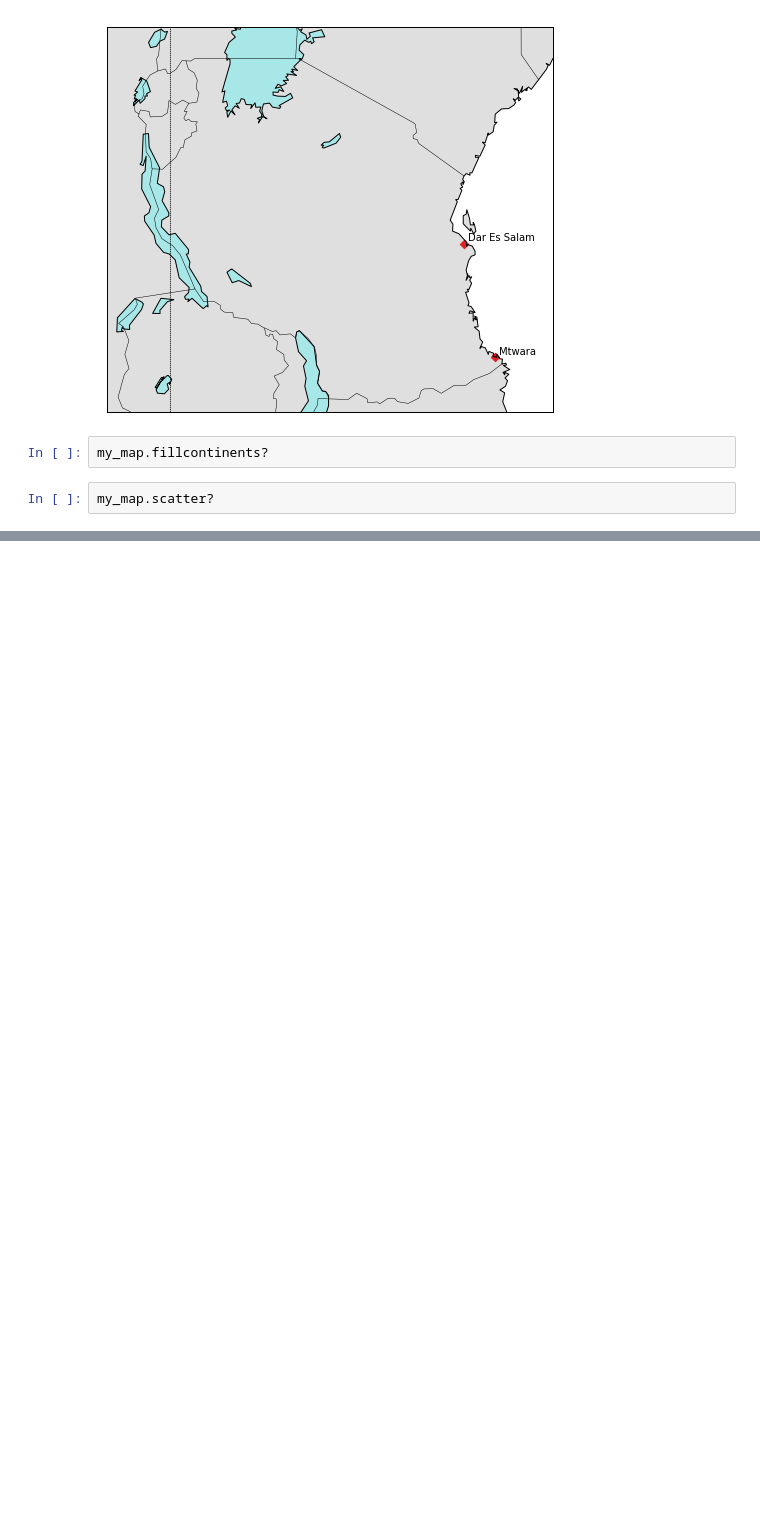
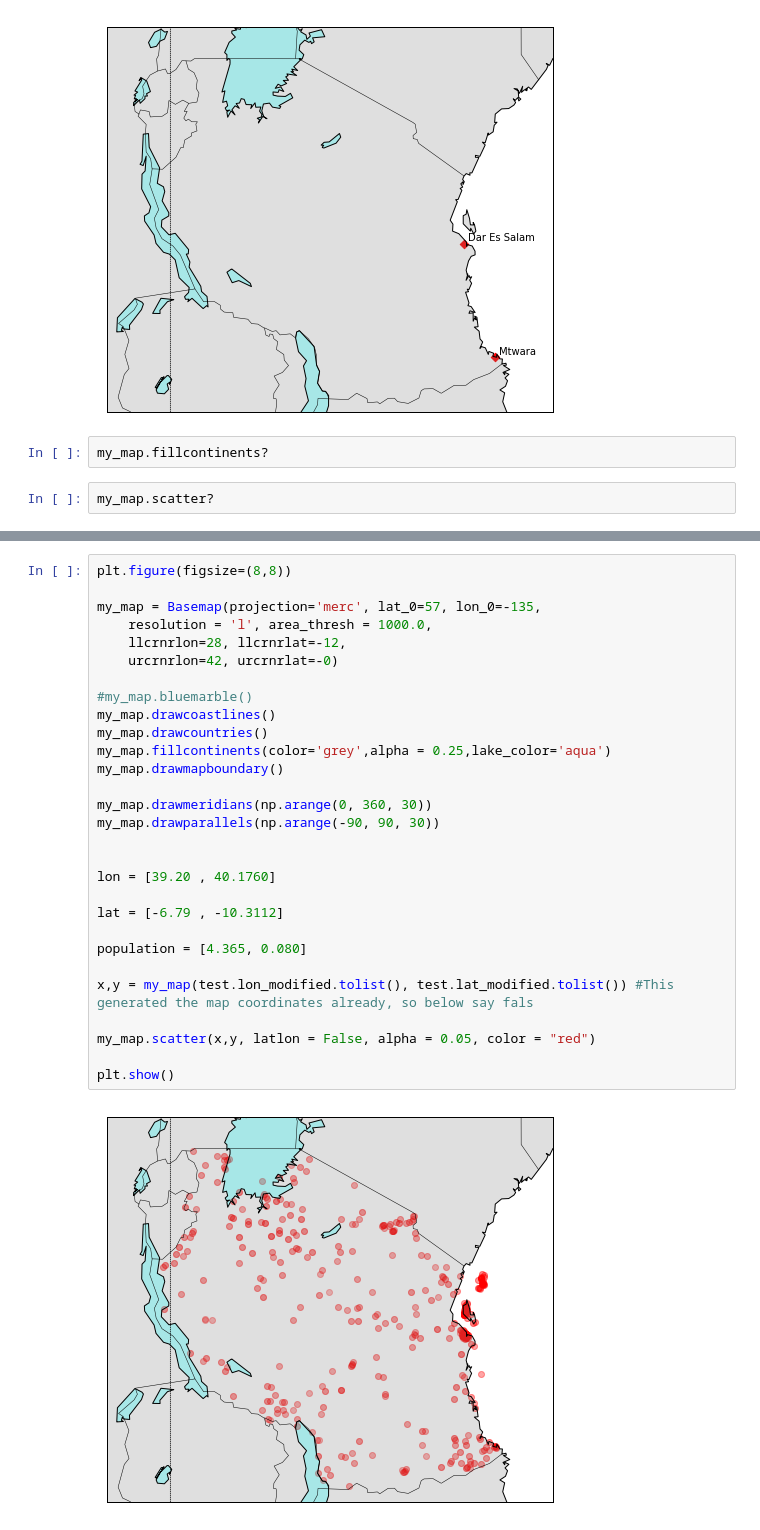
Before and after one commit to mwaugh0328/Data_Bootcamp_Fall_2017, a Jupyter notebook: data_bootcamp_1204/base_map.ipynb, the cells around one changed output, grey strips where cells are left out. Drawn from its saved outputs; the diff is of its cells as text; blank space fills up the shorter version.

```diff
--- a/data_bootcamp_1204/base_map.ipynb
+++ b/data_bootcamp_1204/base_map.ipynb
@@ -152,0 +192,31 @@ plt.show()
+# %%
+plt.figure(figsize=(8,8))
+
+my_map = Basemap(projection='merc', lat_0=57, lon_0=-135,
+    resolution = 'l', area_thresh = 1000.0,
+    llcrnrlon=28, llcrnrlat=-12,
+    urcrnrlon=42, urcrnrlat=-0)
+
+#my_map.bluemarble()
+my_map.drawcoastlines()
+my_map.drawcountries()
+my_map.fillcontinents(color='grey',alpha = 0.25,lake_color='aqua')
+my_map.drawmapboundary()
+
+my_map.drawmeridians(np.arange(0, 360, 30))
+my_map.drawparallels(np.arange(-90, 90, 30))
+
+
+lon = [39.20 , 40.1760]
+
+lat = [-6.79 , -10.3112]
+
+population = [4.365, 0.080]
+
+x,y = my_map(test.lon_modified.tolist(), test.lat_modified.tolist()) #This generated the map coordinates already, so below say fals
+
+my_map.scatter(x,y, latlon = False, alpha = 0.05, color = "red")
+
+plt.show()
+# %% [output]
+[figure, added]
```
Also changed, not shown: parts of 10 cells of this notebook, 1 other file.
